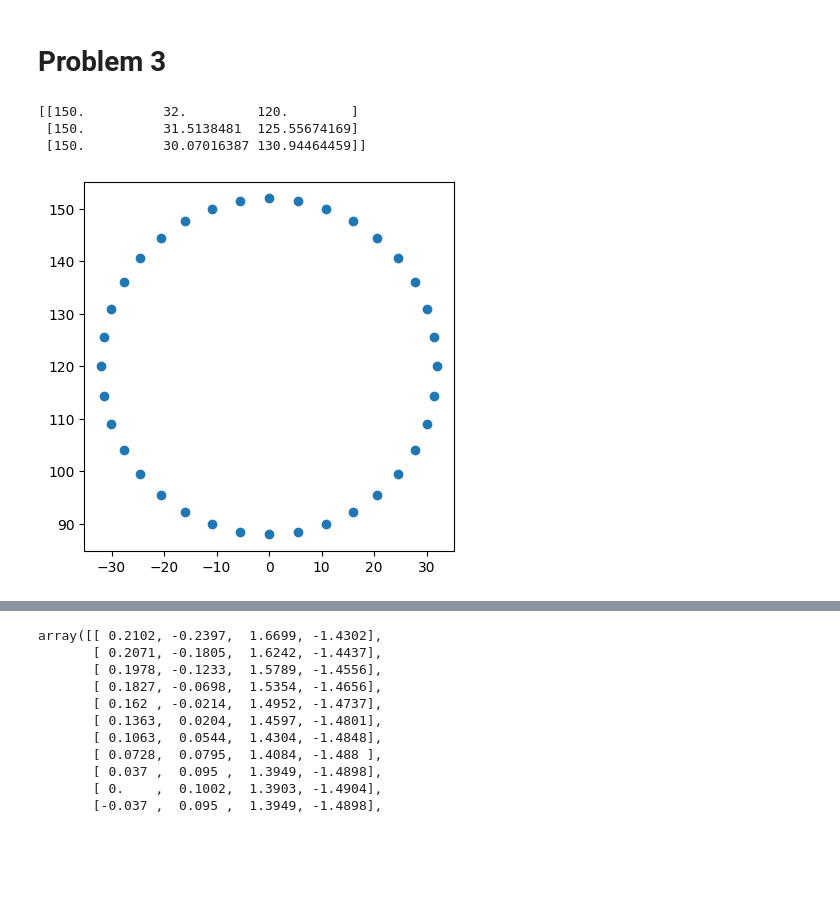
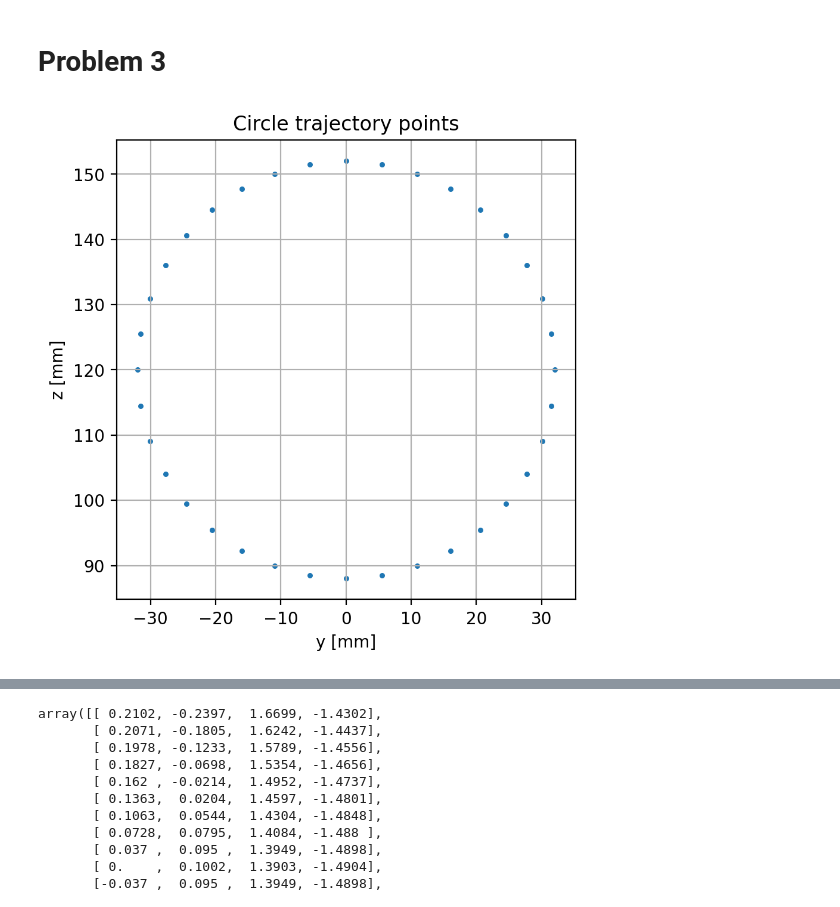
Before and after one commit to RaixSplitter/34753-Robotics-Project, a Jupyter notebook: notebooks/inverse_kinematics.ipynb, the cells around one changed output, grey strips where cells are left out. Cells and saved outputs as stored; diff of their text form; code cells hidden in the pictures; blank space fills up the shorter version.

Commit message:
plots

```diff
--- a/notebooks/inverse_kinematics.ipynb
+++ b/notebooks/inverse_kinematics.ipynb
@@ -233,23 +233,26 @@ plt.show()
 # %%
 def point_on_circle(phi: float, radius: float = 32):
     centre = np.array([150, 0, 120])
     return centre + radius * np.array([0, cos(phi), sin(phi)])
 
 # around 0 - for testing
 # def point_on_circle(phi: float, radius: float = 32):
 #     centre = np.array([0, 0, 100])
 #     return centre + radius * np.array([cos(phi), sin(phi),0])
 
+plt.figure(dpi=200, figsize=(5,5))
 ps = [point_on_circle(np.deg2rad(i)) for i in range(0, 360, 10)]
 ps = np.array(ps)
-print(ps[:3])
-plt.scatter(ps[:,1], ps[:,2])
+# print(ps[:3])
+plt.grid()
+plt.scatter(ps[:,1], ps[:,2], s=5)
 # plt.scatter(ps[:,0], ps[:,1]) # around 0
 plt.gca().set_aspect('equal')
+plt.title("Circle trajectory points")
+plt.xlabel("y [mm]")
+plt.ylabel("z [mm]")
 
+plt.savefig("../plots/2dcircle.png")
 plt.show()
 # %% [output]
-[[150.          32.         120.        ]
- [150.          31.5138481  125.55674169]
- [150.          30.07016387 130.94464459]]
-[figure, old version]
+[figure, new version]
```
Also changed, not shown: parts of 8 cells of this notebook, 2 other files.
